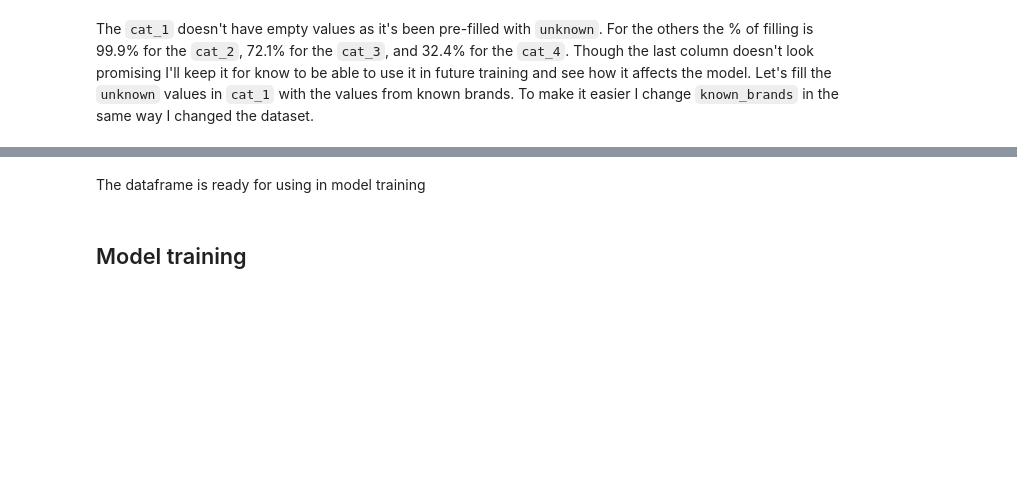
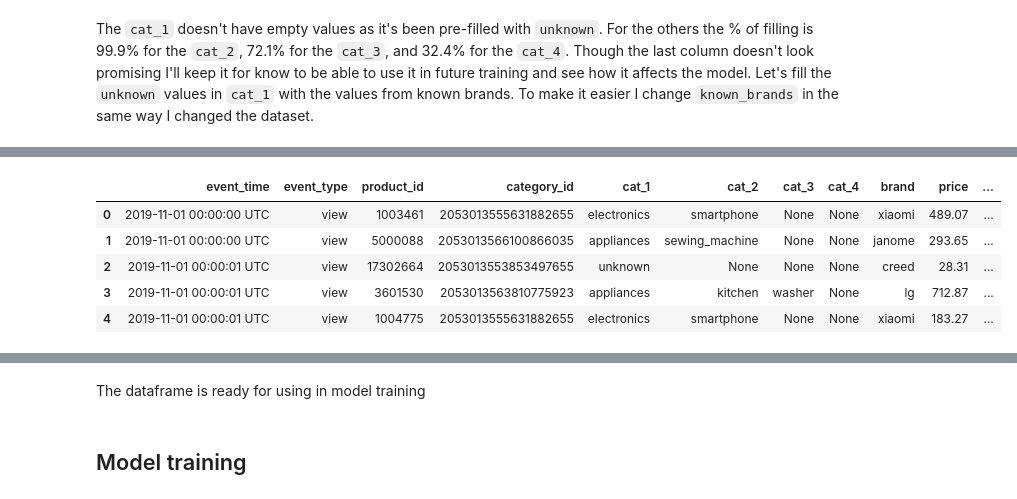
Before and after one commit to Tan--Tan/dlm, a Jupyter notebook: deep_learning.ipynb, the cells around one changed output, grey strips where cells are left out. Saved outputs shown, nothing was run; the diff lists cells and outputs as text; code cells hidden in the pictures; blank space fills up the shorter version.

```diff
--- a/deep_learning.ipynb
+++ b/deep_learning.ipynb
@@ -293,0 +311,25 @@ df.head()
+# %%
+# keep only necessary columns
+required_cols = [
+    'event_time',
+    'event_type',
+    'product_id',
+    'category_id',
+    'cat',
+    'cat_2',
+    'cat_3',
+    'cat_4',
+    'brand',
+    'price',
+    'user_id'
+]
+
+df = df[required_cols]
+df.head()
+# %% [output]
+|  | event_time | event_type | product_id | category_id | cat_1 | cat_2 | cat_3 | cat_4 | brand | price | ... |
+| 0 | 2019-11-01 00:00:00 UTC | view | 1003461 | 2053013555631882655 | electronics | smartphone | None | None | xiaomi | 489.07 | ... |
+| 1 | 2019-11-01 00:00:00 UTC | view | 5000088 | 2053013566100866035 | appliances | sewing_machine | None | None | janome | 293.65 | ... |
+| 2 | 2019-11-01 00:00:01 UTC | view | 17302664 | 2053013553853497655 | unknown | None | None | None | creed | 28.31 | ... |
+| 3 | 2019-11-01 00:00:01 UTC | view | 3601530 | 2053013563810775923 | appliances | kitchen | washer | None | lg | 712.87 | ... |
+| 4 | 2019-11-01 00:00:01 UTC | view | 1004775 | 2053013555631882655 | electronics | smartphone | None | None | xiaomi | 183.27 | ... |
```
Also changed, not shown: parts of 10 cells of this notebook.
